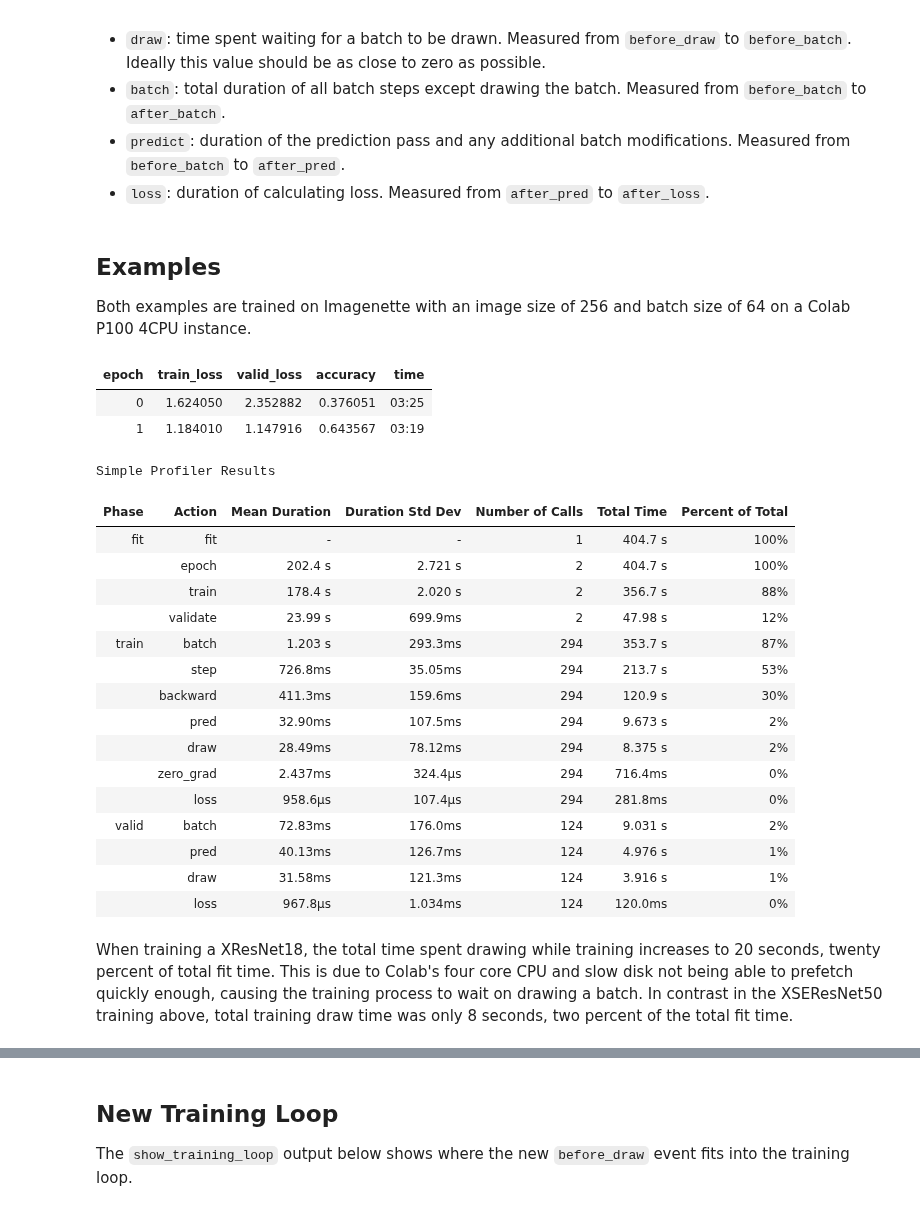
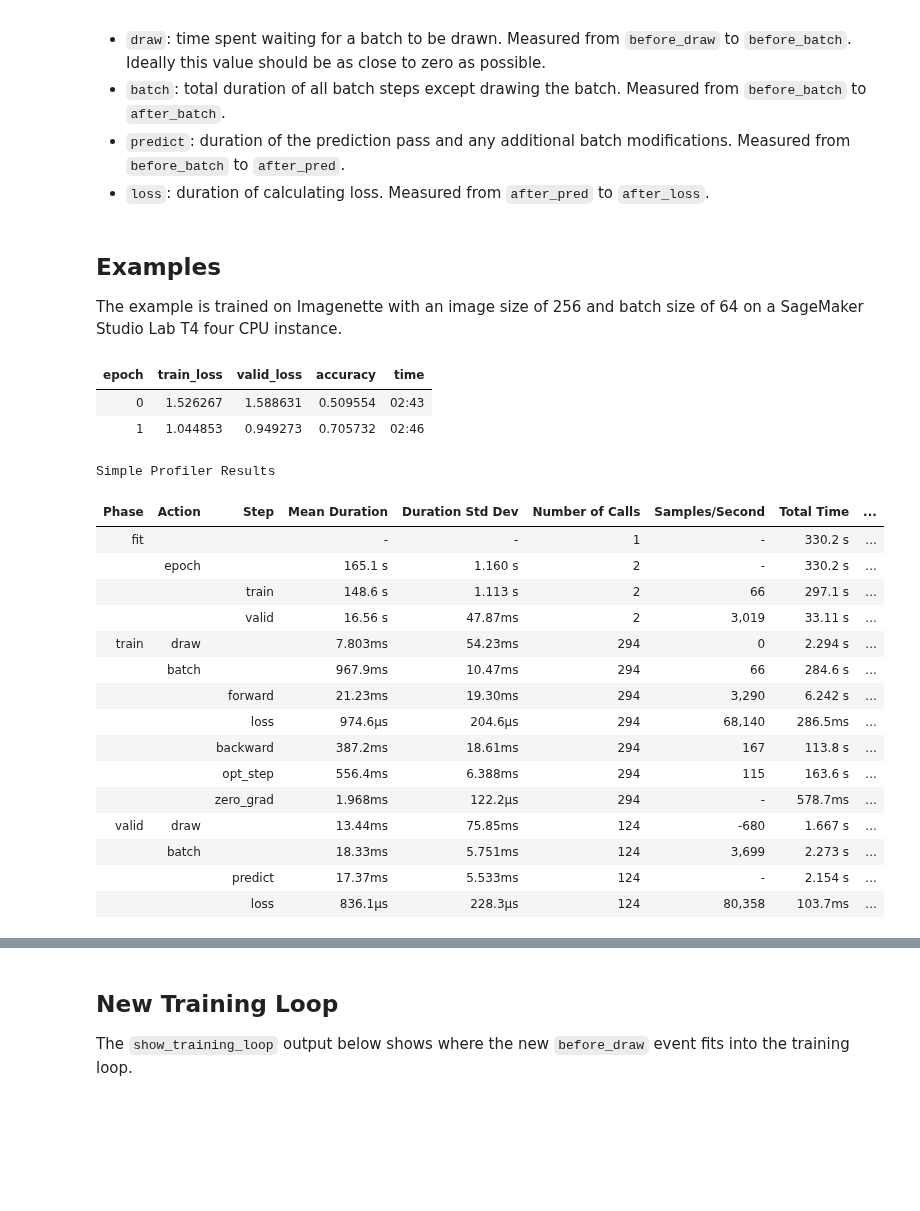
Before and after one commit to warner-benjamin/fastxtend, a Jupyter notebook: nbs/callback.simpleprofiler.ipynb, the cells around one changed output, grey strips where cells are left out. Drawn from its saved outputs; the diff is of its cells as text; code cells hidden in the pictures; blank space fills up the shorter version.

```diff
--- a/nbs/callback.simpleprofiler.ipynb
+++ b/nbs/callback.simpleprofiler.ipynb
@@ -411,4 +403,4 @@ Valid:
 - `loss`: duration of calculating loss. Measured from `after_pred` to `after_loss`.
 # %% [markdown]
 ## Examples
-Both examples are trained on Imagenette with an image size of 256 and batch size of 64 on a Colab P100 4CPU instance.
+The example is trained on Imagenette with an image size of 256 and batch size of 64 on a SageMaker Studio Lab T4 four CPU instance.
@@ -415,27 +423,38 @@ Both examples are trained on Imagenette with an image size of 256 and batch size
+# %%
+#|hide
+#|slow
+#|cuda
+imagenette = untar_data(URLs.IMAGENETTE_320)
+
+dblock = DataBlock(blocks=(ImageBlock, CategoryBlock),
+                    splitter=GrandparentSplitter(valid_name='val'),
+                    get_items=get_image_files, get_y=parent_label,
+                    item_tfms=Resize(256),
+                    batch_tfms=[Normalize.from_stats(*imagenet_stats)])
+dls =  dblock.dataloaders(imagenette, bs=64, num_workers=num_cpus(), pin_memory=True)
 # %%
 #|slow
-learn = Learner(dls, xse_resnet50(n_out=dls.c), metrics=accuracy).to_fp16().profile()
+#|cuda
+learn = Learner(dls, xse_resnet50(n_out=dls.c), metrics=Accuracy()).to_fp16().profile()
 learn.fit_one_cycle(2, 3e-3)
 # %% [output]
 | epoch | train_loss | valid_loss | accuracy | time |
-| 0 | 1.624050 | 2.352882 | 0.376051 | 03:25 |
-| 1 | 1.184010 | 1.147916 | 0.643567 | 03:19 |
+| 0 | 1.526267 | 1.588631 | 0.509554 | 02:43 |
+| 1 | 1.044853 | 0.949273 | 0.705732 | 02:46 |
 Simple Profiler Results
-| Phase | Action | Mean Duration | Duration Std Dev | Number of Calls | Total Time | Percent of Total |
-| fit | fit | - | - | 1 | 404.7 s | 100% |
-|  | epoch | 202.4 s | 2.721 s | 2 | 404.7 s | 100% |
-|  | train | 178.4 s | 2.020 s | 2 | 356.7 s | 88% |
-|  | validate | 23.99 s | 699.9ms | 2 | 47.98 s | 12% |
-| train | batch | 1.203 s | 293.3ms | 294 | 353.7 s | 87% |
-|  | step | 726.8ms | 35.05ms | 294 | 213.7 s | 53% |
-|  | backward | 411.3ms | 159.6ms | 294 | 120.9 s | 30% |
-|  | pred | 32.90ms | 107.5ms | 294 | 9.673 s | 2% |
-|  | draw | 28.49ms | 78.12ms | 294 | 8.375 s | 2% |
-|  | zero_grad | 2.437ms | 324.4µs | 294 | 716.4ms | 0% |
-|  | loss | 958.6µs | 107.4µs | 294 | 281.8ms | 0% |
-| valid | batch | 72.83ms | 176.0ms | 124 | 9.031 s | 2% |
-|  | pred | 40.13ms | 126.7ms | 124 | 4.976 s | 1% |
-|  | draw | 31.58ms | 121.3ms | 124 | 3.916 s | 1% |
-|  | loss | 967.8µs | 1.034ms | 124 | 120.0ms | 0% |
+| Phase | Action | Step | Mean Duration | Duration Std Dev | Number of Calls | Samples/Second | Total Time | ... |
+| fit |  |  | - | - | 1 | - | 330.2 s | ... |
+|  | epoch |  | 165.1 s | 1.160 s | 2 | - | 330.2 s | ... |
+|  |  | train | 148.6 s | 1.113 s | 2 | 66 | 297.1 s | ... |
+|  |  | valid | 16.56 s | 47.87ms | 2 | 3,019 | 33.11 s | ... |
+| train | draw |  | 7.803ms | 54.23ms | 294 | 0 | 2.294 s | ... |
+|  | batch |  | 967.9ms | 10.47ms | 294 | 66 | 284.6 s | ... |
+|  |  | forward | 21.23ms | 19.30ms | 294 | 3,290 | 6.242 s | ... |
+|  |  | loss | 974.6µs | 204.6µs | 294 | 68,140 | 286.5ms | ... |
+|  |  | backward | 387.2ms | 18.61ms | 294 | 167 | 113.8 s | ... |
+|  |  | opt_step | 556.4ms | 6.388ms | 294 | 115 | 163.6 s | ... |
+|  |  | zero_grad | 1.968ms | 122.2µs | 294 | - | 578.7ms | ... |
+| valid | draw |  | 13.44ms | 75.85ms | 124 | -680 | 1.667 s | ... |
+|  | batch |  | 18.33ms | 5.751ms | 124 | 3,699 | 2.273 s | ... |
+|  |  | predict | 17.37ms | 5.533ms | 124 | - | 2.154 s | ... |
+|  |  | loss | 836.1µs | 228.3µs | 124 | 80,358 | 103.7ms | ... |
-# %% [markdown]
-When training a XResNet18, the total time spent drawing while training increases to 20 seconds, twenty percent of total fit time. This is due to Colab's four core CPU and slow disk not being able to prefetch quickly enough, causing the training process to wait on drawing a batch. In contrast in the XSEResNet50 training above, total training draw time was only 8 seconds, two percent of the total fit time.
```
Also changed, not shown: parts of 9 cells of this notebook, 4 other files.
